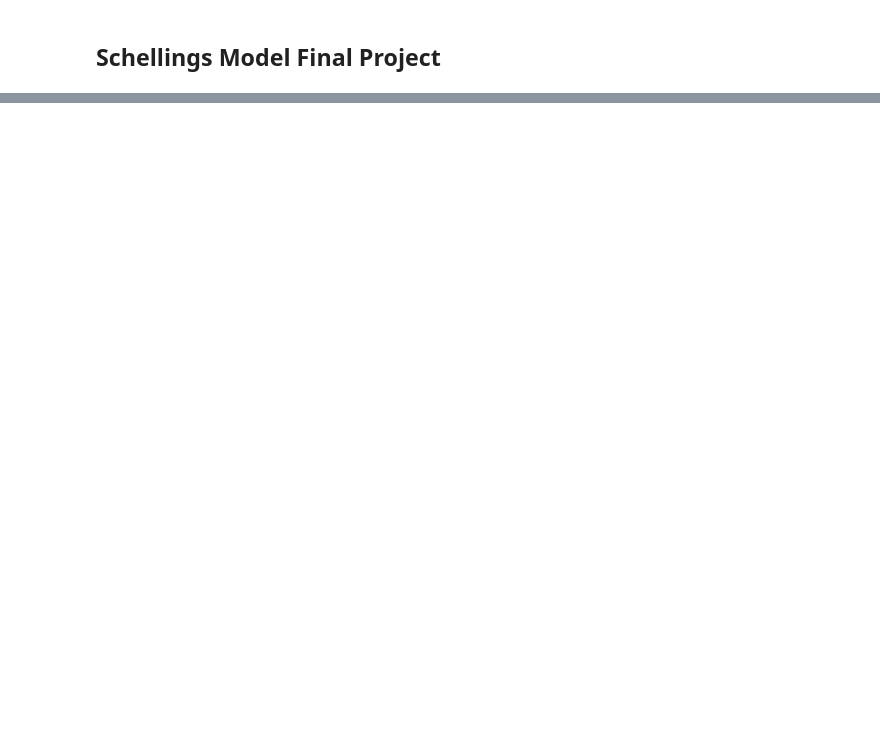
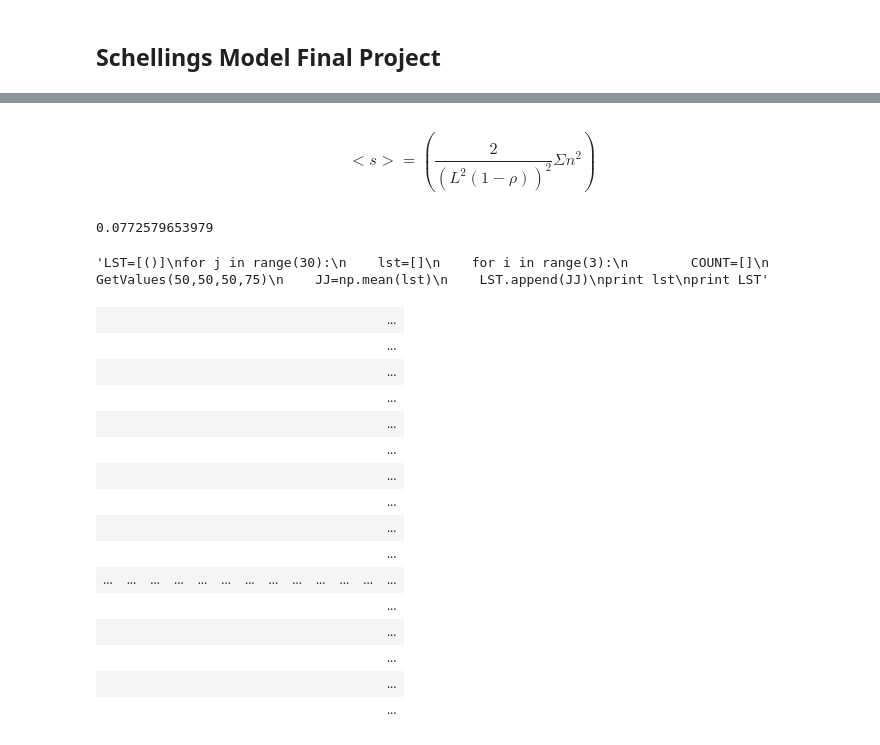
Before and after one commit to jvanstad/PHYS202-S14, a Jupyter notebook: SchellingsModel.ipynb, the cells around one changed output, grey strips where cells are left out. Saved outputs shown, nothing was run; the diff lists cells and outputs as text; code cells hidden in the pictures; blank space fills up the shorter version.

```diff
--- a/SchellingsModel.ipynb
+++ b/SchellingsModel.ipynb
@@ -119,0 +278,15 @@ board3.show()
+# %% [markdown]
+\begin{equation}
+<s> = \left(\frac{2}{(L^2(1-\rho))^2}\Sigma n^2\right)
+\end{equation}
+# %%
+#Coefficient of Segregation Calculation!
+swell=np.zeros(len(COUNT))
+for i in range(len(COUNT)):
+    swell[i]=COUNT[i]
+def s(N,dens,swell):
+    f=(2.0/(((N**2)*(dens/100.))**2.0))*(swell**2).sum()
+    return f
+print s(50,85,swell) #dimension, density, count
+# %% [output]
+0.0772579653979
@@ -119,0 +303,15 @@ board3.show()
+# %%
+#Super time consuming code for compiling data.. Dont run
+#Remember to account for first empty list
+"""LST=[()]
+for j in range(30):
+    lst=[]
+    for i in range(3):
+        COUNT=[]
+        GetValues(50,50,50,75)
+    JJ=np.mean(lst)
+    LST.append(JJ)
+print lst
+print LST"""
+# %% [output]
+'LST=[()]\nfor j in range(30):\n    lst=[]\n    for i in range(3):\n        COUNT=[]\n        GetValues(50,50,50,75)\n    JJ=np.mean(lst)\n    LST.append(JJ)\nprint lst\nprint LST'
@@ -119,0 +356,43 @@ board3.show()
+# %%
+def Board(N=50,comp=50, dens=80):
+#N for board size, comp=composition between X and O (ie X/(X+O)), dens=(X+O)/(N*N)
+    board=BlockGrid(N,N,fill=(255,255,255)) #Create a board of white boxes
+    Xs=int((N**2)*dens/100.*comp/100.) #number of "X's" orginally
+    Os=int((N**2)*(dens/100.)*(1-(comp/100.) ))#number "O's" originally
+    i=0
+    while i<Os+1:
+        C=randint(0,N-1)
+        R=randint(0,N-1)
+        i=i+1
+        if board[C,R].blue==255:  # .blue function is used bc green and red dont have blue values, but white does. SO if the random box is white function fills it red until number of O's is satisfied
+             board[C,R]=(255,0,0)
+        else:
+            i=i-1 #If random box is not white, reiterate at the same number
+    i=0
+    while i <Xs+1:
+        C=randint(0,N-1) #Random interger value for the column value
+        R=randint(0,N-1) #Random interger value for the row value
+        i=i+1
+        if board[C,R].blue==255: #same as above. Make sure random square is white and fill it green until number of X's is satisfied
+            board[C,R]=(0,255,0)
+        else:
+            i=i-1
+    return board.show()
+boardA = interact(Board,N=(0,100) , comp=(10.0,70.0),dens=(30,99))
+# %% [output]
+|  |  |  |  |  |  |  |  |  |  |  |  | ... |
+|  |  |  |  |  |  |  |  |  |  |  |  | ... |
+|  |  |  |  |  |  |  |  |  |  |  |  | ... |
+|  |  |  |  |  |  |  |  |  |  |  |  | ... |
+|  |  |  |  |  |  |  |  |  |  |  |  | ... |
+|  |  |  |  |  |  |  |  |  |  |  |  | ... |
+|  |  |  |  |  |  |  |  |  |  |  |  | ... |
+|  |  |  |  |  |  |  |  |  |  |  |  | ... |
+|  |  |  |  |  |  |  |  |  |  |  |  | ... |
+|  |  |  |  |  |  |  |  |  |  |  |  | ... |
+| ... | ... | ... | ... | ... | ... | ... | ... | ... | ... | ... | ... | ... |
+|  |  |  |  |  |  |  |  |  |  |  |  | ... |
+|  |  |  |  |  |  |  |  |  |  |  |  | ... |
+|  |  |  |  |  |  |  |  |  |  |  |  | ... |
+|  |  |  |  |  |  |  |  |  |  |  |  | ... |
+|  |  |  |  |  |  |  |  |  |  |  |  | ... |
```
Also changed, not shown: parts of 10 cells of this notebook.
